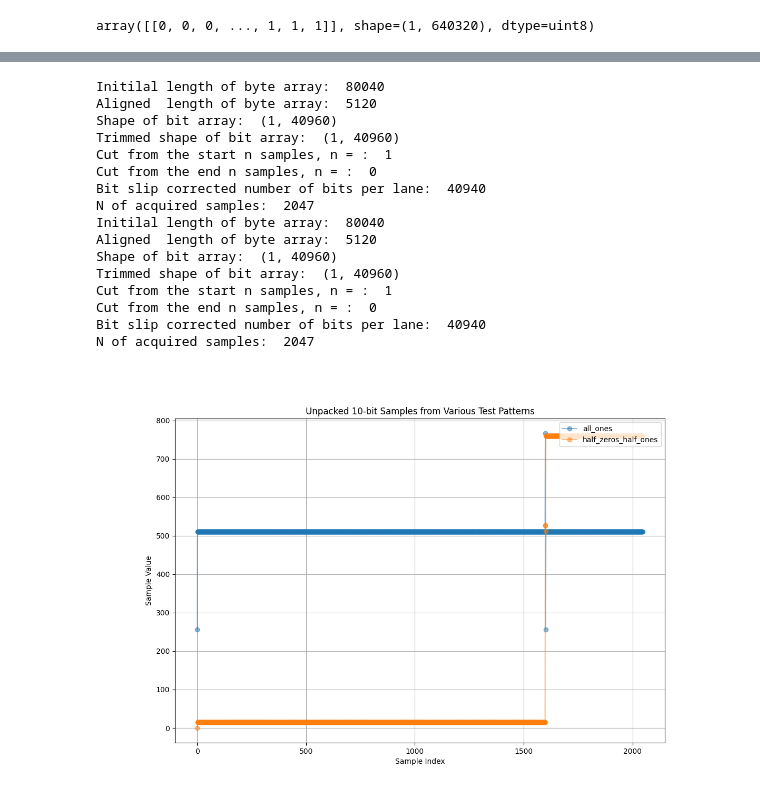
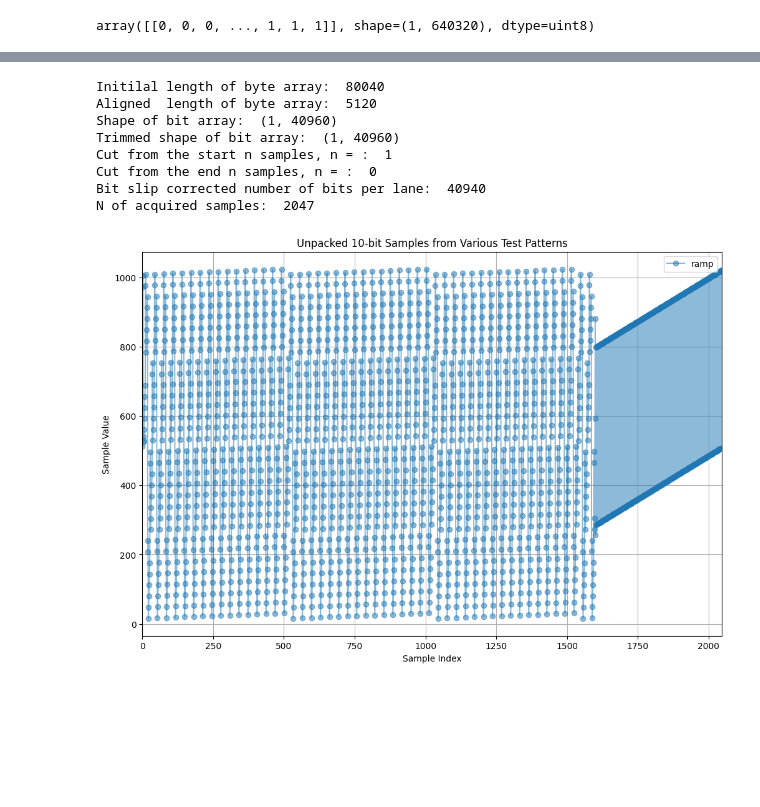
Before and after one commit to pulp-bio/TinyProbe, a Jupyter notebook: wifi_6_board/fw_v6/scripts/data/bitshift_fix/eval.ipynb, the cells around one changed output, grey strips where cells are left out. Drawn from its saved outputs; the diff is of its cells as text; code cells hidden in the pictures; blank space fills up the shorter version.

Commit message:
Parsing working for new bitstreams?

```diff
--- a/wifi_6_board/fw_v6/scripts/data/bitshift_fix/eval.ipynb
+++ b/wifi_6_board/fw_v6/scripts/data/bitshift_fix/eval.ipynb
@@ -193,23 +152,0 @@ File: toggle - bytes=80040 samples=64029
-# %%
-INTERVAL = 3200
-PLOT_IDX = 2
-
-plt.figure(figsize=(12, 8))
-
-for name, data in [
-    ("all_ones", data_all_ones),
-    # ("all_zeros", data_all_zeros),
-    ("half_zeros_half_ones", data_half_zeros_half_ones),
-    # ("ramp", data_ramp),
-    # ("toggle", data_toggle),
-]:
-    samples = unpack_10bit(data[3:], bit_order='msb', signed=False)
-    plt.plot(samples, 'o-', label=name, alpha=0.5)
-
-plt.title("Unpacked 10-bit Samples from Various Test Patterns")
-plt.xlabel("Sample Index")
-plt.ylabel("Sample Value")
-plt.xlim(INTERVAL*PLOT_IDX - 10, INTERVAL*PLOT_IDX + 10)
-plt.legend(loc='upper right')
-plt.grid()
-plt.show()
@@ -218,40 +153,32 @@ plt.show()
 # %%
-from parser import parse_bitstream
+from parser import parse_bitstream_original
 
 plt.figure(figsize=(12, 8))
 
 for name, data in [
-    ("all_ones", data_all_ones),
+    # ("all_ones", data_all_ones),
     # ("all_zeros", data_all_zeros),
-    ("half_zeros_half_ones", data_half_zeros_half_ones),
-    # ("ramp", data_ramp),
+    # ("half_zeros_half_ones", data_half_zeros_half_ones),
+    ("ramp", data_ramp),
     # ("toggle", data_toggle),
 ]:
-    samples = parse_bitstream(data, dbg_msgs=True, read_size_samples=fifo_depth, n_activ_ch=len(lvds_lanes)*2)
+    samples = parse_bitstream_original(data, dbg_msgs=True, read_size_samples=fifo_depth, n_activ_ch=len(lvds_lanes)*2)
     plt.plot(samples[0], 'o-', label=name, alpha=0.5)
 
 plt.title("Unpacked 10-bit Samples from Various Test Patterns")
 plt.xlabel("Sample Index")
 plt.ylabel("Sample Value")
-# plt.xlim(3100, 3300)
+plt.xlim(0, 2048)
 plt.legend(loc='upper right')
 plt.grid()
 plt.show()
 # %% [output]
 Initilal length of byte array:  80040
 Aligned  length of byte array:  5120
 Shape of bit array:  (1, 40960)
 Trimmed shape of bit array:  (1, 40960)
 Cut from the start n samples, n = :  1
 Cut from the end n samples, n = :  0
 Bit slip corrected number of bits per lane:  40940
 N of acquired samples:  2047
-Initilal length of byte array:  80040
-Aligned  length of byte array:  5120
-Shape of bit array:  (1, 40960)
-Trimmed shape of bit array:  (1, 40960)
-Cut from the start n samples, n = :  1
-Cut from the end n samples, n = :  0
-Bit slip corrected number of bits per lane:  40940
-N of acquired samples:  2047
-[figure, old version]
+[figure, new version]
```
Also changed, not shown: parts of 10 cells of this notebook, 1 other file.
